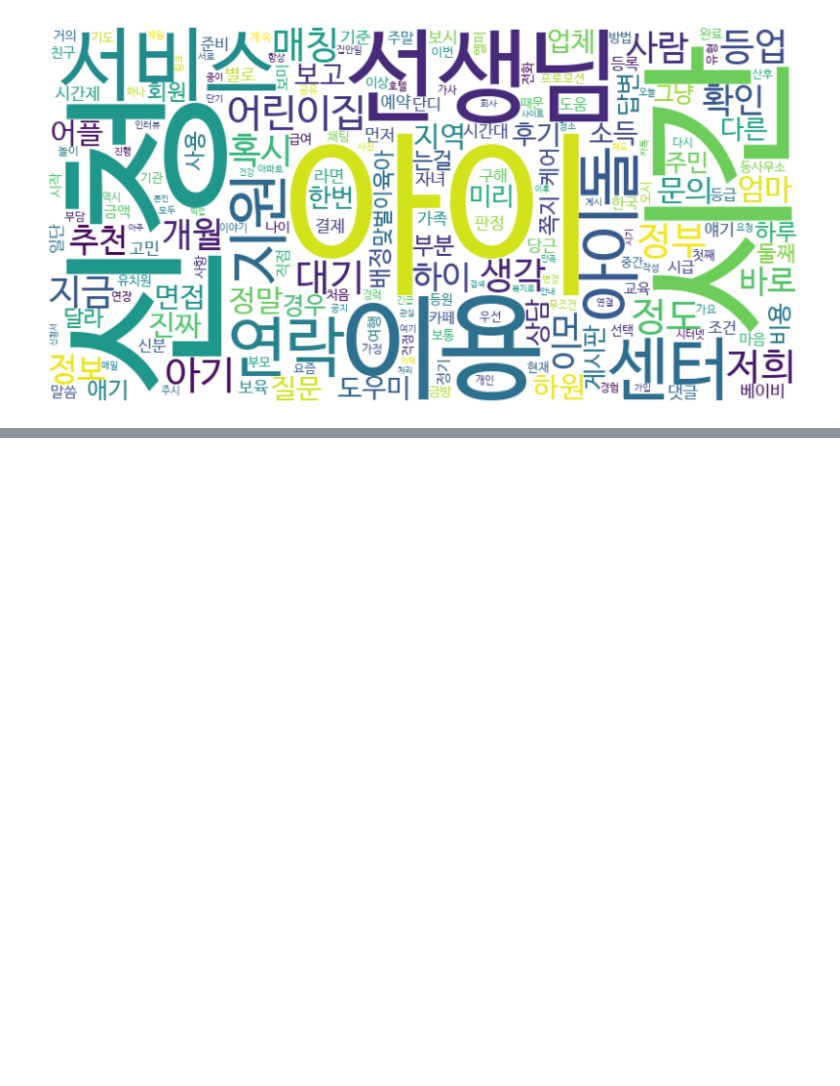
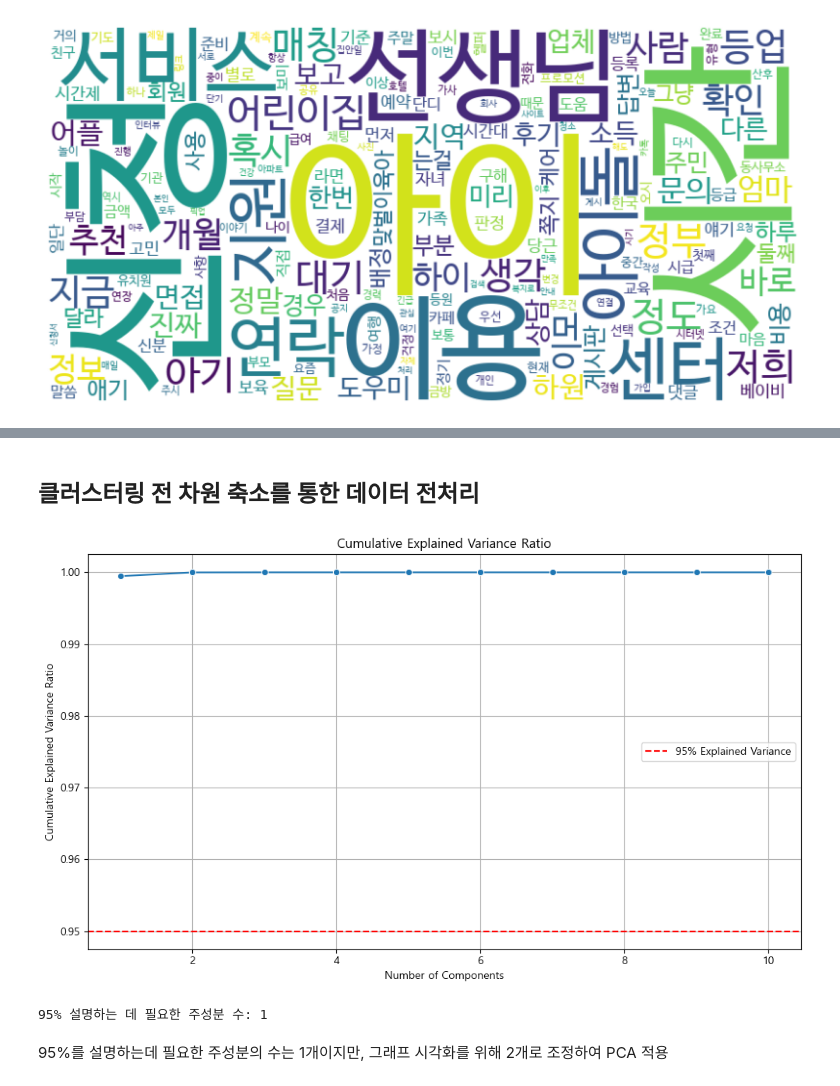
Before and after one commit to saeraniren/mogefdatacontest, a Jupyter notebook: analysis.ipynb, the cells around one changed output, grey strips where cells are left out. Drawn from its saved outputs; the diff is of its cells as text; code cells hidden in the pictures; blank space fills up the shorter version.

```diff
--- a/analysis.ipynb
+++ b/analysis.ipynb
@@ -237,0 +277,32 @@ for df in df_lst:
+# %% [markdown]
+## 클러스터링 전 차원 축소를 통한 데이터 전처리
+# %%
+# 1. 전체 PCA 먼저 fit
+pca = PCA()
+pca.fit(family_society_data_numeric)
+
+# 2. 누적 설명 분산 비율 계산
+cumulative_variance = np.cumsum(pca.explained_variance_ratio_)
+
+# 3. 그래프 그리기
+plt.figure(figsize=(10, 6))
+sns.lineplot(x=range(1, len(cumulative_variance) + 1), y=cumulative_variance, marker="o")
+
+# 4. 95% 선 추가
+plt.axhline(y=0.95, color='r', linestyle='--', label='95% Explained Variance')
+plt.title('Cumulative Explained Variance Ratio')
+plt.xlabel('Number of Components')
+plt.ylabel('Cumulative Explained Variance Ratio')
+plt.grid(True)
+plt.legend()
+plt.tight_layout()
+plt.show()
+
+# 5. 그리고 95% 넘는 컴포넌트 수도 구할 수 있어
+n_components_95 = np.argmax(cumulative_variance >= 0.95) + 1
+print(f"95% 설명하는 데 필요한 주성분 수: {n_components_95}")
+# %% [output]
+[figure, added]
+95% 설명하는 데 필요한 주성분 수: 1
+# %% [markdown]
+95%를 설명하는데 필요한 주성분의 수는 1개이지만, 그래프 시각화를 위해 2개로 조정하여 PCA 적용
```
Also changed, not shown: parts of 14 cells of this notebook.
